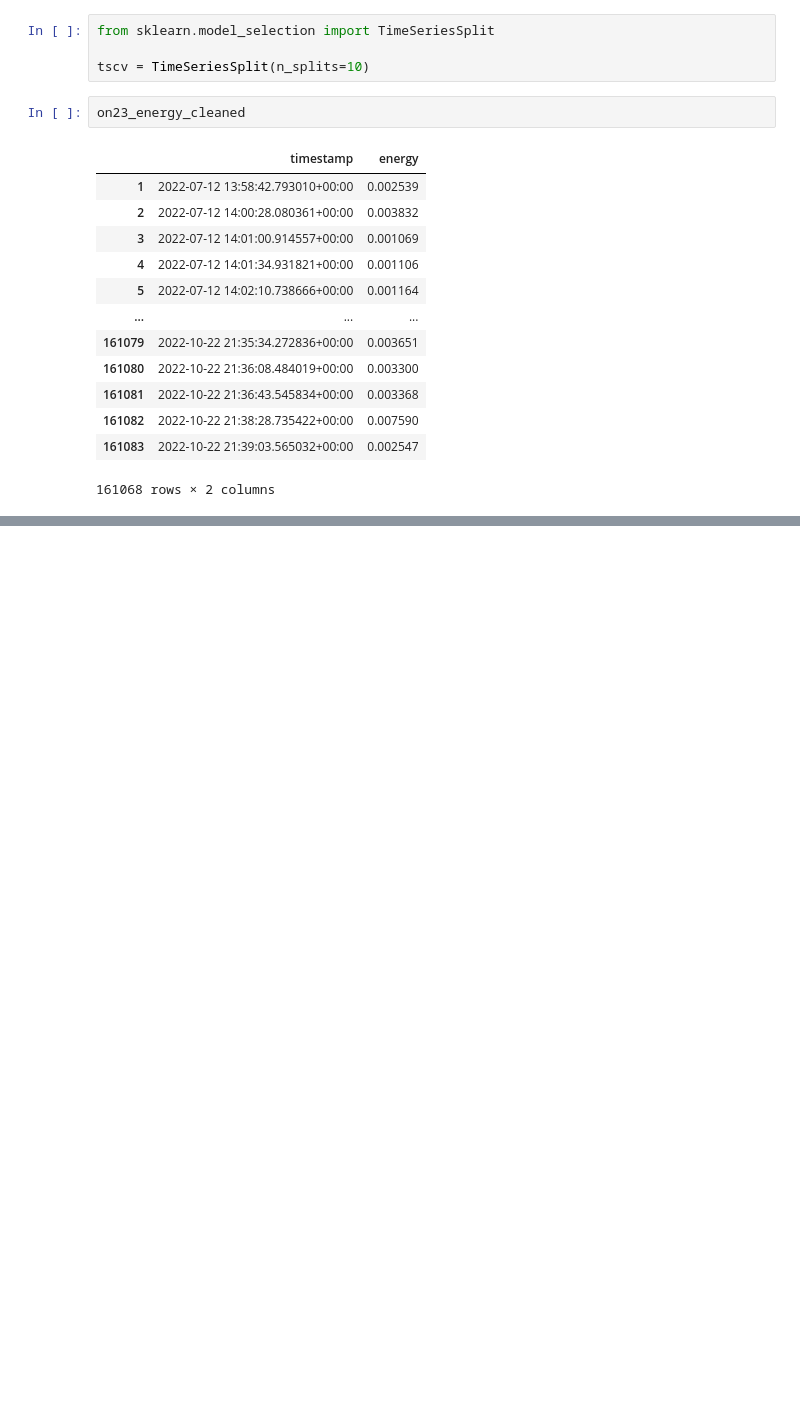
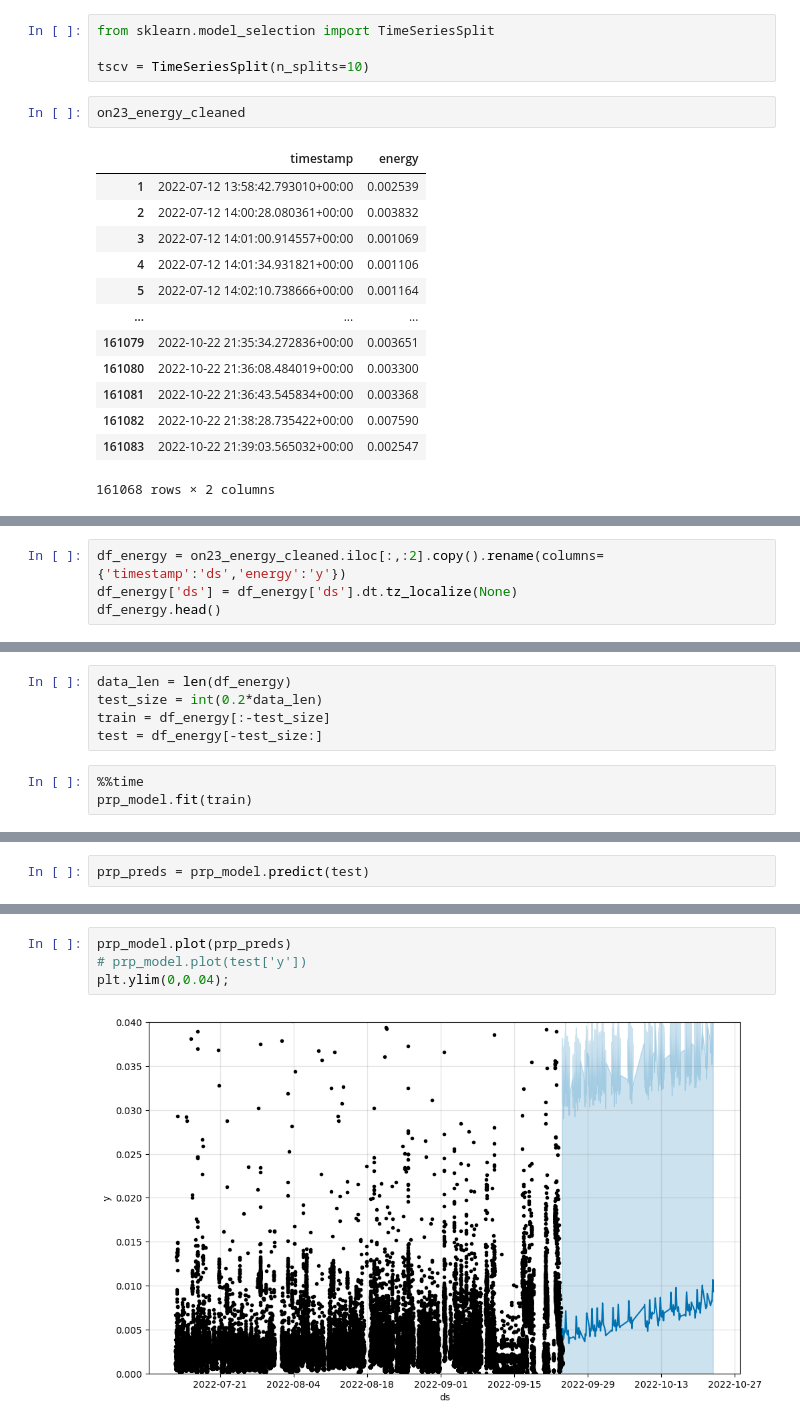
Before and after one commit to Oluwajuwon-O/project_notebooks, a Jupyter notebook: Forecasting/Comparing forecasts.ipynb, the cells around one changed output, grey strips where cells are left out. Drawn from its saved outputs; the diff is of its cells as text; blank space fills up the shorter version.

```diff
--- a/Forecasting/Comparing forecasts.ipynb
+++ b/Forecasting/Comparing forecasts.ipynb
@@ -472,0 +524,4 @@ rmse
+# %%
+df_energy = on23_energy_cleaned.iloc[:,:2].copy().rename(columns={'timestamp':'ds','energy':'y'})
+df_energy['ds'] = df_energy['ds'].dt.tz_localize(None)
+df_energy.head()
@@ -472,0 +535,8 @@ rmse
+# %%
+data_len = len(df_energy)
+test_size = int(0.2*data_len)
+train = df_energy[:-test_size]
+test = df_energy[-test_size:]
+# %%
+%%time
+prp_model.fit(train)
@@ -472,0 +547,2 @@ rmse
+# %%
+prp_preds = prp_model.predict(test)
@@ -472,0 +564,6 @@ rmse
+# %%
+prp_model.plot(prp_preds)
+# prp_model.plot(test['y'])
+plt.ylim(0,0.04);
+# %% [output]
+[figure, added]
```
Also changed, not shown: parts of 30 cells of this notebook.
